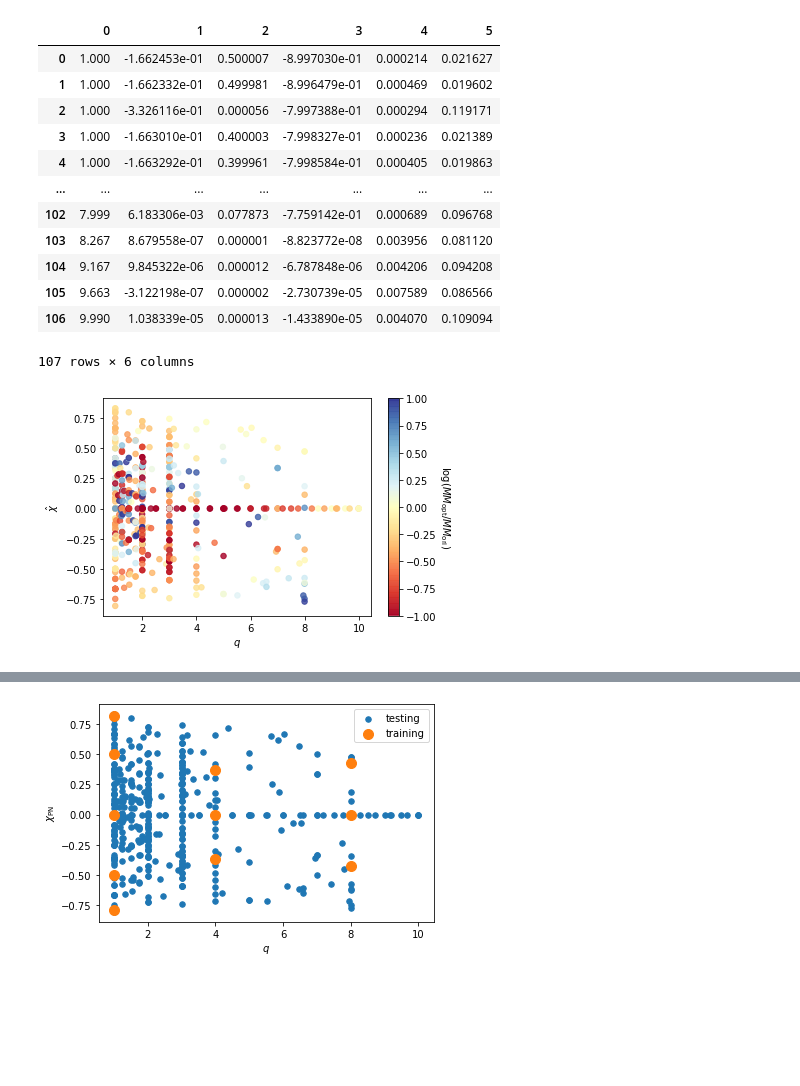
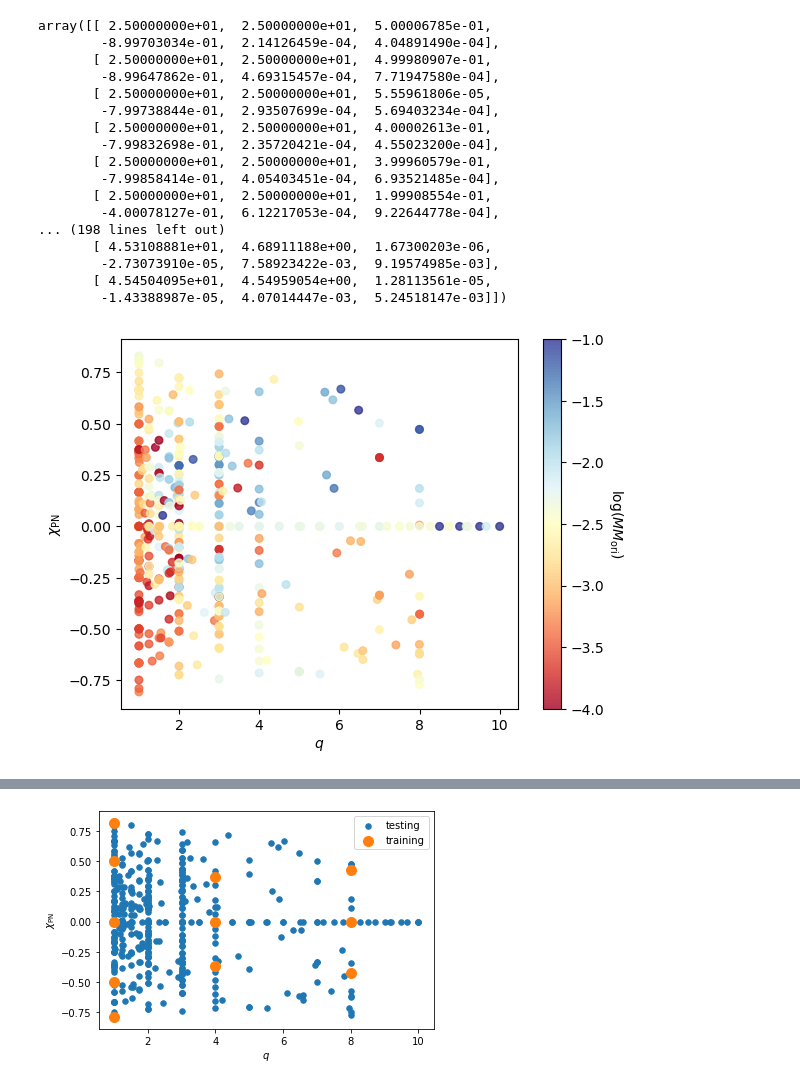
Before and after one commit to kelvin33550336/IMRPhenomD, a Jupyter notebook: plot.ipynb, the cells around one changed output, grey strips where cells are left out. Drawn from its saved outputs; the diff is of its cells as text; code cells hidden in the pictures; blank space fills up the shorter version.

```diff
--- a/plot.ipynb
+++ b/plot.ipynb
@@ -126,31 +149,38 @@ for catalog_number in name:
 # %%
-total = pd.DataFrame(np.array([q_list, chi_list, chi1_list, chi2_list, data[:,1], data[:,2]]).T)
+q_list = np.array(q_list)
+total = pd.DataFrame(np.array([q_list/(1+q_list)*50, 1/(1+q_list)*50, chi1_list, chi2_list, mm_data[:,4], mm_data[:,5]]).T)
+total = np.array(total)
 display(total)
-total.to_csv('C:\CUHK\Additional Information\SURE Flatiron Research\imrphenomd_paper\src\data\\1pos2neg.dat', header=None, index=False, sep=' ')
+# total.to_csv('C:\CUHK\Additional Information\SURE Flatiron Research\imrphenomd_paper\src\data\1neg2pos_hist.dat', header=None, index=False, sep=' ')
 # %% [output]
-|  | 0 | 1 | 2 | 3 | 4 | 5 |
-| 0 | 1.000 | -1.662453e-01 | 0.500007 | -8.997030e-01 | 0.000214 | 0.021627 |
-| 1 | 1.000 | -1.662332e-01 | 0.499981 | -8.996479e-01 | 0.000469 | 0.019602 |
-| 2 | 1.000 | -3.326116e-01 | 0.000056 | -7.997388e-01 | 0.000294 | 0.119171 |
-| 3 | 1.000 | -1.663010e-01 | 0.400003 | -7.998327e-01 | 0.000236 | 0.021389 |
-| 4 | 1.000 | -1.663292e-01 | 0.399961 | -7.998584e-01 | 0.000405 | 0.019863 |
-| ... | ... | ... | ... | ... | ... | ... |
-| 102 | 7.999 | 6.183306e-03 | 0.077873 | -7.759142e-01 | 0.000689 | 0.096768 |
-| 103 | 8.267 | 8.679558e-07 | 0.000001 | -8.823772e-08 | 0.003956 | 0.081120 |
-| 104 | 9.167 | 9.845322e-06 | 0.000012 | -6.787848e-06 | 0.004206 | 0.094208 |
-| 105 | 9.663 | -3.122198e-07 | 0.000002 | -2.730739e-05 | 0.007589 | 0.086566 |
-| 106 | 9.990 | 1.038339e-05 | 0.000013 | -1.433890e-05 | 0.004070 | 0.109094 |
-107 rows × 6 columns
+array([[ 2.50000000e+01,  2.50000000e+01,  5.00006785e-01,
+        -8.99703034e-01,  2.14126459e-04,  4.04891490e-04],
+       [ 2.50000000e+01,  2.50000000e+01,  4.99980907e-01,
+        -8.99647862e-01,  4.69315457e-04,  7.71947580e-04],
+       [ 2.50000000e+01,  2.50000000e+01,  5.55961806e-05,
+        -7.99738844e-01,  2.93507699e-04,  5.69403234e-04],
+       [ 2.50000000e+01,  2.50000000e+01,  4.00002613e-01,
+        -7.99832698e-01,  2.35720421e-04,  4.55023200e-04],
+       [ 2.50000000e+01,  2.50000000e+01,  3.99960579e-01,
+        -7.99858414e-01,  4.05403451e-04,  6.93521485e-04],
+       [ 2.50000000e+01,  2.50000000e+01,  1.99908554e-01,
+        -4.00078127e-01,  6.12217053e-04,  9.22644778e-04],
+... (198 lines left out)
+       [ 4.53108881e+01,  4.68911188e+00,  1.67300203e-06,
+        -2.73073910e-05,  7.58923422e-03,  9.19574985e-03],
+       [ 4.54504095e+01,  4.54959054e+00,  1.28113561e-05,
+        -1.43388987e-05,  4.07014447e-03,  5.24518147e-03]])
 # %%
-log_diff = np.log10(data[:,2]/data[:,1])
+# log_diff = np.log10(data[:,2]/data[:,1])
+logdiff = np.log10(data[:,1])
 cm = plt.cm.get_cmap('RdYlBu')
-colors = log_diff
-sc = plt.scatter(q_list, chi_list, c=colors, vmin=-1, vmax=1, s=30, cmap=cm, alpha=0.8)
-plt.colorbar(sc).ax.set_ylabel('$\log(MM_{\mathrm{opt}}/MM_{\mathrm{ori}})$', rotation=270, labelpad=15)
+colors = logdiff
+sc = plt.scatter(q_list, chi_list, c=colors, vmin=-4, vmax=-1, s=30, cmap=cm, alpha=0.8)
+plt.colorbar(sc).ax.set_ylabel('$\log(MM_{\mathrm{ori}})$', rotation=270, labelpad=15)
 # plt.show()
 plt.xlabel('$q$')
-plt.ylabel('$\hat{\chi}$')
-plt.savefig('./figures/param_space/ps_q148_qchi.pdf', dpi=5000, bbox_inches = 'tight')
-# plt.show()
+plt.ylabel('$\chi_{\mathrm{PN}}$')
+# plt.savefig('./figures/param_space/ps_q148_qchi.pdf', dpi=5000, bbox_inches = 'tight')
+plt.show()
 # %% [output]
-[figure, old version]
+[figure, new version]
```
Also changed, not shown: parts of 27 cells of this notebook, 36 other files.
